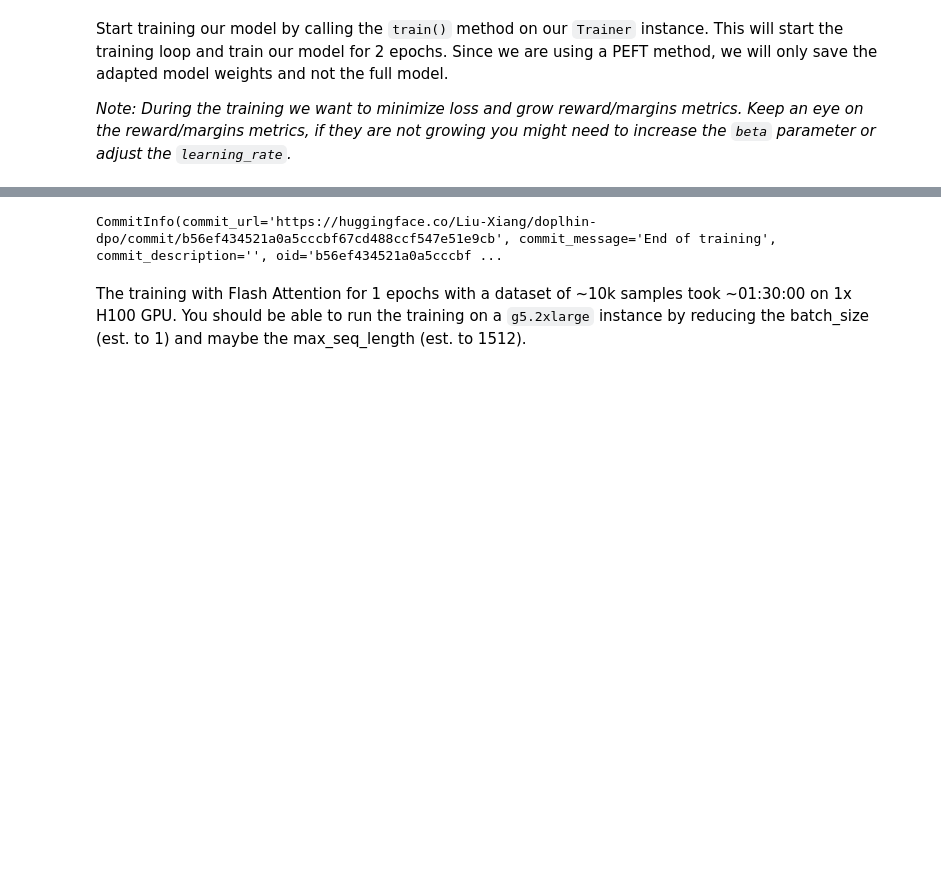
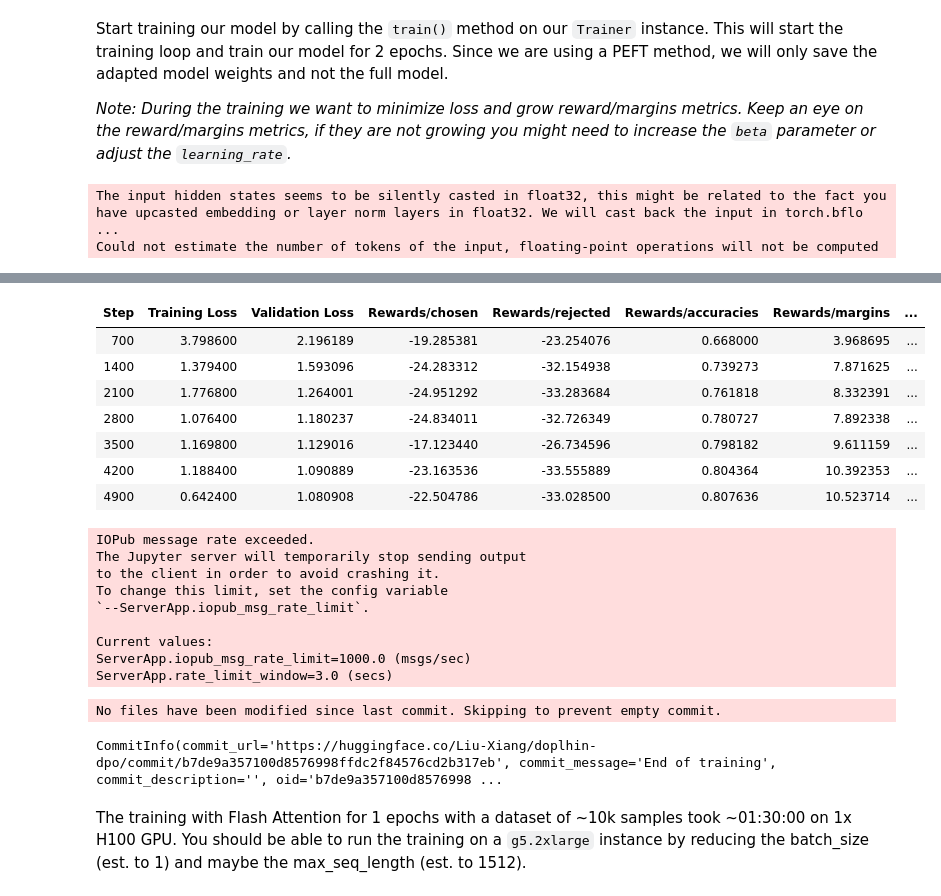
Before and after one commit to liuxiangwin/deep-learning-pytorch-huggingface, a Jupyter notebook: training/dpo-align-llms-in-2024-with-trl.ipynb, the cells around one changed output, grey strips where cells are left out. Cells and saved outputs as stored; diff of their text form; code cells hidden in the pictures; blank space fills up the shorter version.

```diff
--- a/training/dpo-align-llms-in-2024-with-trl.ipynb
+++ b/training/dpo-align-llms-in-2024-with-trl.ipynb
@@ -352,7 +358,10 @@ Start training our model by calling the `train()` method on our `Trainer` instan
 _Note: During the training we want to minimize loss and grow reward/margins metrics. Keep an eye on the reward/margins metrics, if they are not growing you might need to increase the `beta` parameter or adjust the `learning_rate`._
 # %%
 # start training, the model will be automatically saved to the hub and the output directory
-# trainer.train()
+trainer.train()
 
 # save model at the end of training
-# trainer.save_model()
+trainer.save_model()
+# %% [output]
+The input hidden states seems to be silently casted in float32, this might be related to the fact you have upcasted embedding or layer norm layers in float32. We will cast back the input in torch.bflo ...
+Could not estimate the number of tokens of the input, floating-point operations will not be computed
@@ -359,9 +369,27 @@ _Note: During the training we want to minimize loss and grow reward/margins metr
+| Step | Training Loss | Validation Loss | Rewards/chosen | Rewards/rejected | Rewards/accuracies | Rewards/margins | ... |
+| 700 | 3.798600 | 2.196189 | -19.285381 | -23.254076 | 0.668000 | 3.968695 | ... |
+| 1400 | 1.379400 | 1.593096 | -24.283312 | -32.154938 | 0.739273 | 7.871625 | ... |
+| 2100 | 1.776800 | 1.264001 | -24.951292 | -33.283684 | 0.761818 | 8.332391 | ... |
+| 2800 | 1.076400 | 1.180237 | -24.834011 | -32.726349 | 0.780727 | 7.892338 | ... |
+| 3500 | 1.169800 | 1.129016 | -17.123440 | -26.734596 | 0.798182 | 9.611159 | ... |
+| 4200 | 1.188400 | 1.090889 | -23.163536 | -33.555889 | 0.804364 | 10.392353 | ... |
+| 4900 | 0.642400 | 1.080908 | -22.504786 | -33.028500 | 0.807636 | 10.523714 | ... |
+IOPub message rate exceeded.
+The Jupyter server will temporarily stop sending output
+to the client in order to avoid crashing it.
+To change this limit, set the config variable
+`--ServerApp.iopub_msg_rate_limit`.
+
+Current values:
+ServerApp.iopub_msg_rate_limit=1000.0 (msgs/sec)
+ServerApp.rate_limit_window=3.0 (secs)
 # %%
 tokenizer.save_pretrained("doplhin-dpo")
 trainer.create_model_card()
 trainer.push_to_hub()
 # %% [output]
-CommitInfo(commit_url='https://huggingface.co/Liu-Xiang/doplhin-dpo/commit/b56ef434521a0a5cccbf67cd488ccf547e51e9cb', commit_message='End of training', commit_description='', oid='b56ef434521a0a5cccbf ...
+No files have been modified since last commit. Skipping to prevent empty commit.
+CommitInfo(commit_url='https://huggingface.co/Liu-Xiang/doplhin-dpo/commit/b7de9a357100d8576998ffdc2f84576cd2b317eb', commit_message='End of training', commit_description='', oid='b7de9a357100d8576998 ...
 # %% [markdown]
 The training with Flash Attention for 1 epochs with a dataset of ~10k samples took ~01:30:00 on 1x H100 GPU. You should be able to run the training on a `g5.2xlarge` instance by reducing the batch_size (est. to 1) and maybe the max_seq_length (est. to 1512).
 # %%
```
Also changed, not shown: parts of 13 cells of this notebook.
